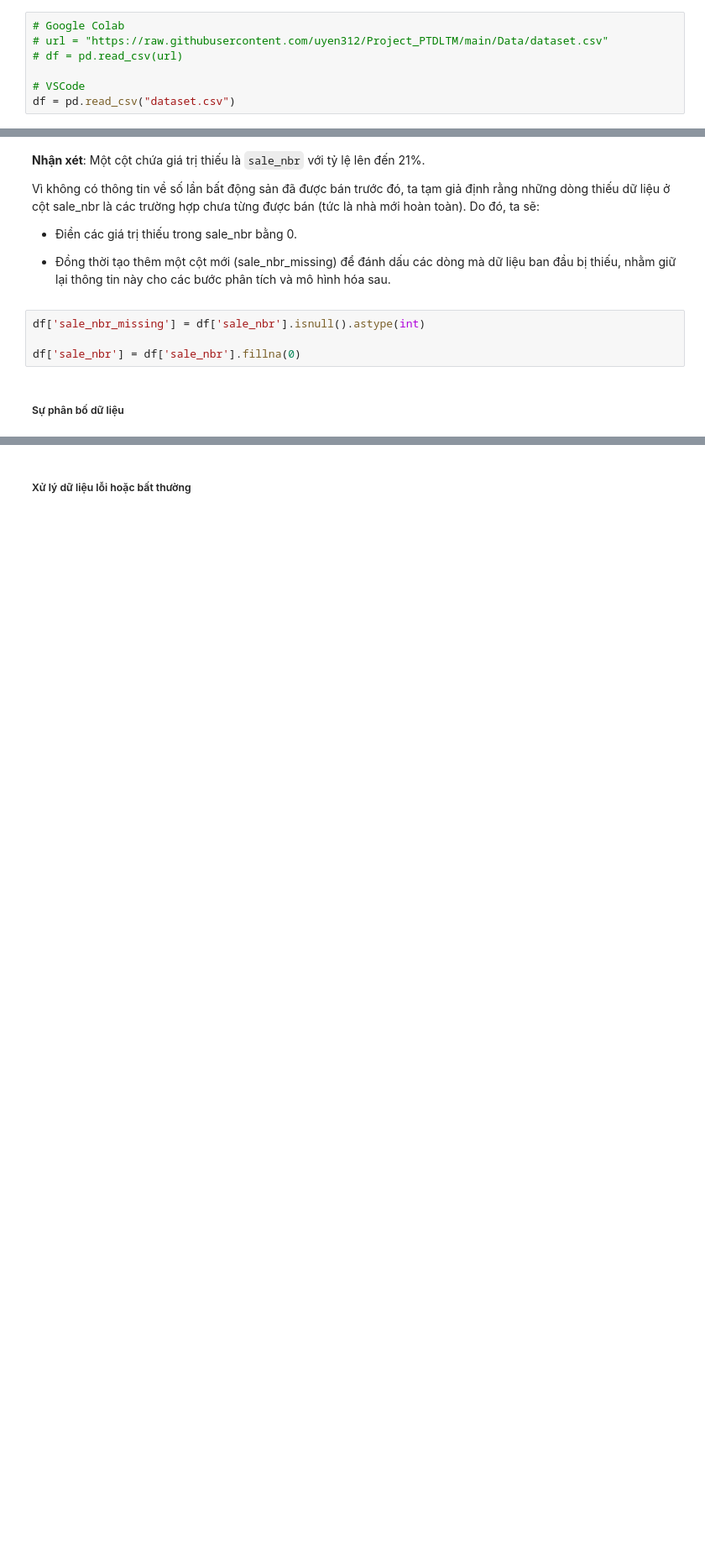
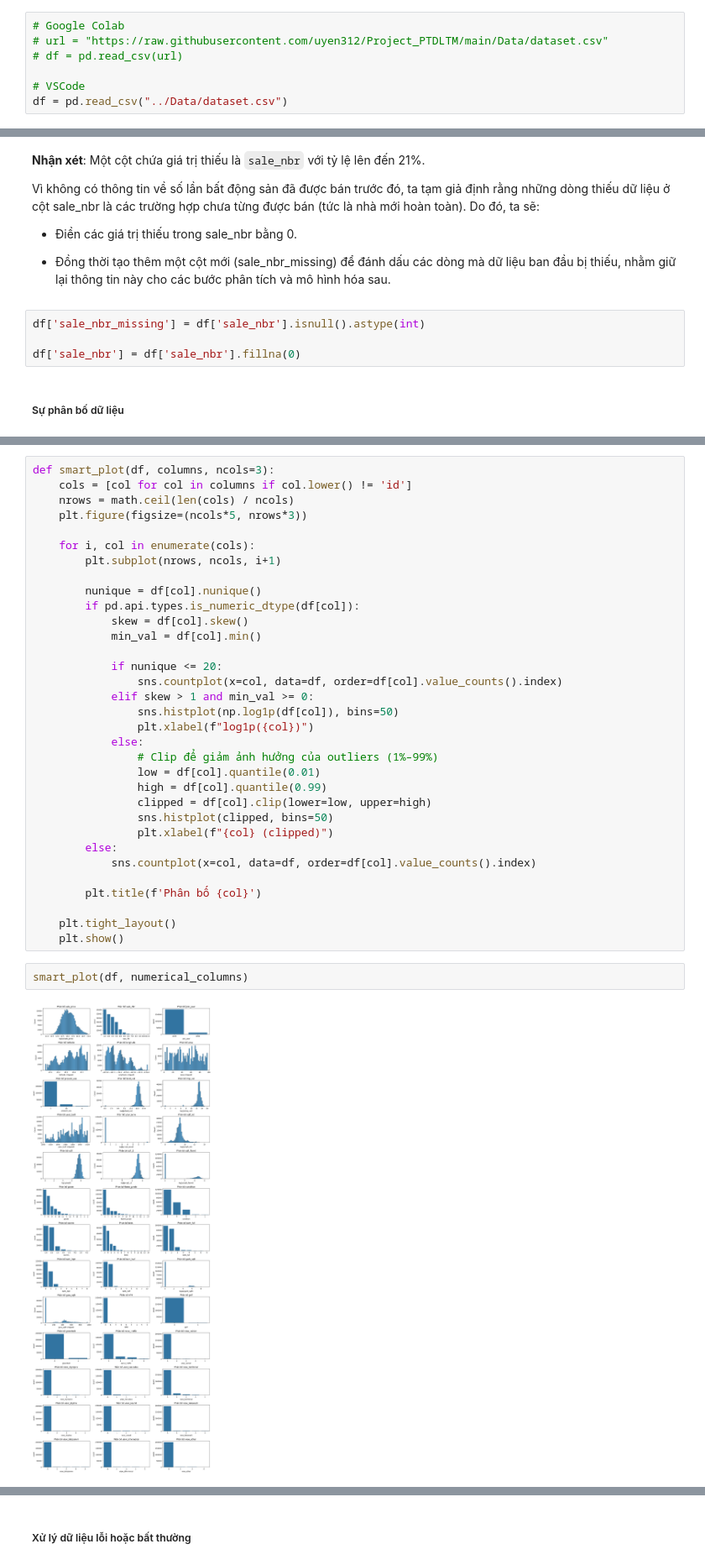
Before and after one commit to uyen312/Project_PTDLTM, a Jupyter notebook: Source/EDA & Data Preprocessing.ipynb, the cells around one changed output, grey strips where cells are left out. Shown at 84% size. Saved outputs shown, nothing was run; the diff lists cells and outputs as text; blank space fills up the shorter version.

```diff
--- a/Source/EDA & Data Preprocessing.ipynb
+++ b/Source/EDA & Data Preprocessing.ipynb
@@ -19,7 +24,7 @@ from sklearn.preprocessing import StandardScaler, LabelEncoder
 # df = pd.read_csv(url)
 
 # VSCode
-df = pd.read_csv("dataset.csv")
+df = pd.read_csv("../Data/dataset.csv")
 # %%
 df.head(5)
 # %% [output]
@@ -216,0 +230,37 @@ df['sale_nbr'] = df['sale_nbr'].fillna(0)
+# %%
+def smart_plot(df, columns, ncols=3):
+    cols = [col for col in columns if col.lower() != 'id']
+    nrows = math.ceil(len(cols) / ncols)
+    plt.figure(figsize=(ncols*5, nrows*3))
+
+    for i, col in enumerate(cols):
+        plt.subplot(nrows, ncols, i+1)
+
+        nunique = df[col].nunique()
+        if pd.api.types.is_numeric_dtype(df[col]):
+            skew = df[col].skew()
+            min_val = df[col].min()
+
+            if nunique <= 20:
+                sns.countplot(x=col, data=df, order=df[col].value_counts().index)
+            elif skew > 1 and min_val >= 0:
+                sns.histplot(np.log1p(df[col]), bins=50)
+                plt.xlabel(f"log1p({col})")
+            else:
+                # Clip để giảm ảnh hưởng của outliers (1%–99%)
+                low = df[col].quantile(0.01)
+                high = df[col].quantile(0.99)
+                clipped = df[col].clip(lower=low, upper=high)
+                sns.histplot(clipped, bins=50)
+                plt.xlabel(f"{col} (clipped)")
+        else:
+            sns.countplot(x=col, data=df, order=df[col].value_counts().index)
+
+        plt.title(f'Phân bố {col}')
+
+    plt.tight_layout()
+    plt.show()
+# %%
+smart_plot(df, numerical_columns)
+# %% [output]
+[figure, added]
```
Also changed, not shown: parts of 51 cells of this notebook.
